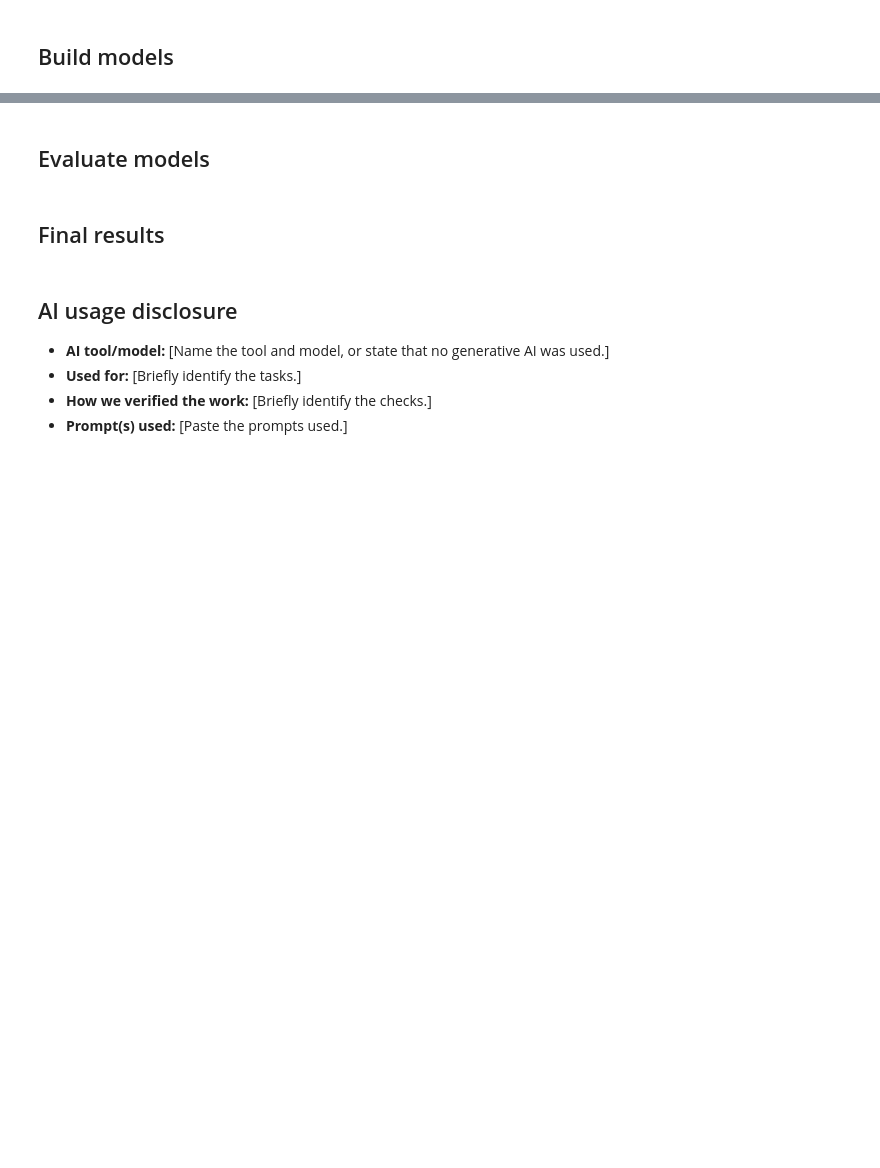
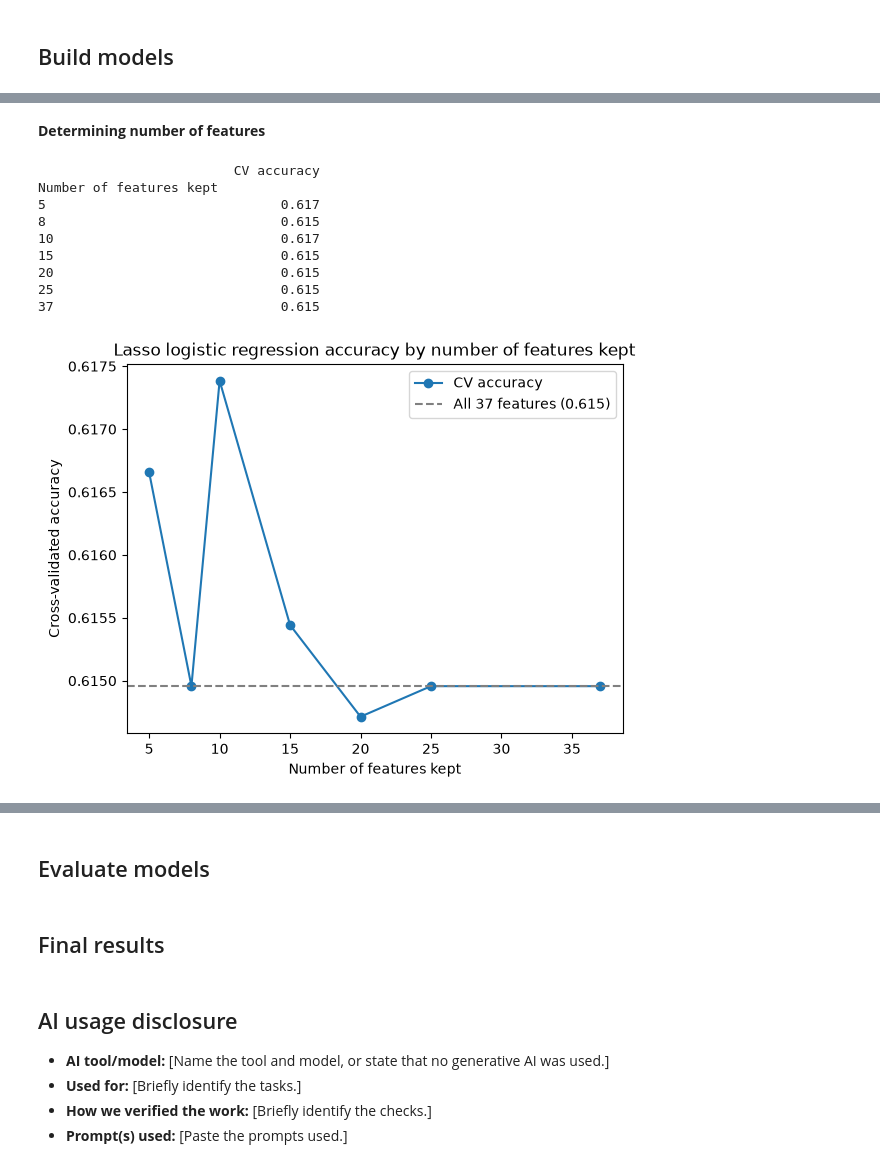
Before and after one commit to eviemcmahan/ds_3001_project_team_6, a Jupyter notebook: notebook.ipynb, the cells around one changed output, grey strips where cells are left out. Saved outputs shown, nothing was run; the diff lists cells and outputs as text; code cells hidden in the pictures; blank space fills up the shorter version.

Commit message:
Build models 1-2

```diff
--- a/notebook.ipynb
+++ b/notebook.ipynb
@@ -942,0 +1006,10 @@ No player started more games than he played and there are no duplicate athlete-s
+# %%
+train = transfers_d1[transfers_d1["season"] < test_season] # Train on the 2021 to 2025 transfers
+test = transfers_d1[transfers_d1["season"] == test_season] # Test on the 2026 transfers (we do not touch these until the Evaluate models section)
+
+X_train, y_train = train[candidate_features], train["starter"]
+X_test, y_test = test[candidate_features], test["starter"]
+groups_train = train["athleteId"] # Kew rows with the same player id together
+
+print(f"Training transfers: {len(train)} (seasons {train['season'].min()} to {train['season'].max()}), starters: {y_train.mean():.1%}")
+print(f"Test transfers: {len(test)} (season {test_season}), starters: {y_test.mean():.1%}")
@@ -942,0 +1027,9 @@ No player started more games than he played and there are no duplicate athlete-s
+# %%
+from sklearn.model_selection import StratifiedGroupKFold, GridSearchCV, cross_val_score
+from sklearn.pipeline import make_pipeline
+from sklearn.impute import SimpleImputer
+from sklearn.preprocessing import StandardScaler
+from sklearn.linear_model import LogisticRegression
+from sklearn.base import clone
+
+cv = StratifiedGroupKFold(n_splits=5, shuffle=True, random_state=0)
@@ -942,0 +1085,42 @@ No player started more games than he played and there are no duplicate athlete-s
+# %% [markdown]
+**Determining number of features**
+# %%
+from sklearn.feature_selection import SelectFromModel
+
+num_features = [5, 8, 10, 15, 20, 25, 37]
+
+# Logistic regression with chosen lasso penalty
+lasso_model = LogisticRegression(l1_ratio=1, solver="liblinear", C=best_C, max_iter=1000, random_state=0)
+
+baseline_accuracy = cross_val_score(
+    make_pipeline(SimpleImputer(strategy="median"), StandardScaler(), clone(lasso_model)), # Build the model
+    X_train, y_train, groups=groups_train, cv=cv, scoring="accuracy").mean() # Averages accuracies of all folds into the mean
+
+line = []
+for k in num_features:
+    lasso_select = SelectFromModel(clone(lasso_model), max_features=k, threshold=-np.inf) # Keep the k features with the largest lasso weights
+    pipeline = make_pipeline(SimpleImputer(strategy="median"), StandardScaler(), lasso_select, clone(lasso_model)) # Build each model
+    scores = cross_val_score(pipeline, X_train, y_train, groups=groups_train, cv=cv, scoring="accuracy") # Collect model scores
+    line.append(scores.mean()) # Add mean to line
+
+line_table = pd.DataFrame({"CV accuracy": line}, index=num_features) # Build a table showing accuracy by number of features kept
+line_table.index.name = "Number of features kept"
+print(line_table.round(3))
+
+line_table.plot(marker="o", legend=False) # Plot accuracy line
+plt.axhline(baseline_accuracy, color="gray", linestyle="--", label=f"All 37 features ({baseline_accuracy:.3f})") # Plot baseline
+plt.ylabel("Cross-validated accuracy")
+plt.title("Lasso logistic regression accuracy by number of features kept")
+plt.legend()
+plt.show()
+# %% [output]
+                         CV accuracy
+Number of features kept
+5                              0.617
+8                              0.615
+10                             0.617
+15                             0.615
+20                             0.615
+25                             0.615
+37                             0.615
+[figure, added]
```
Also changed, not shown: parts of 72 cells of this notebook.
